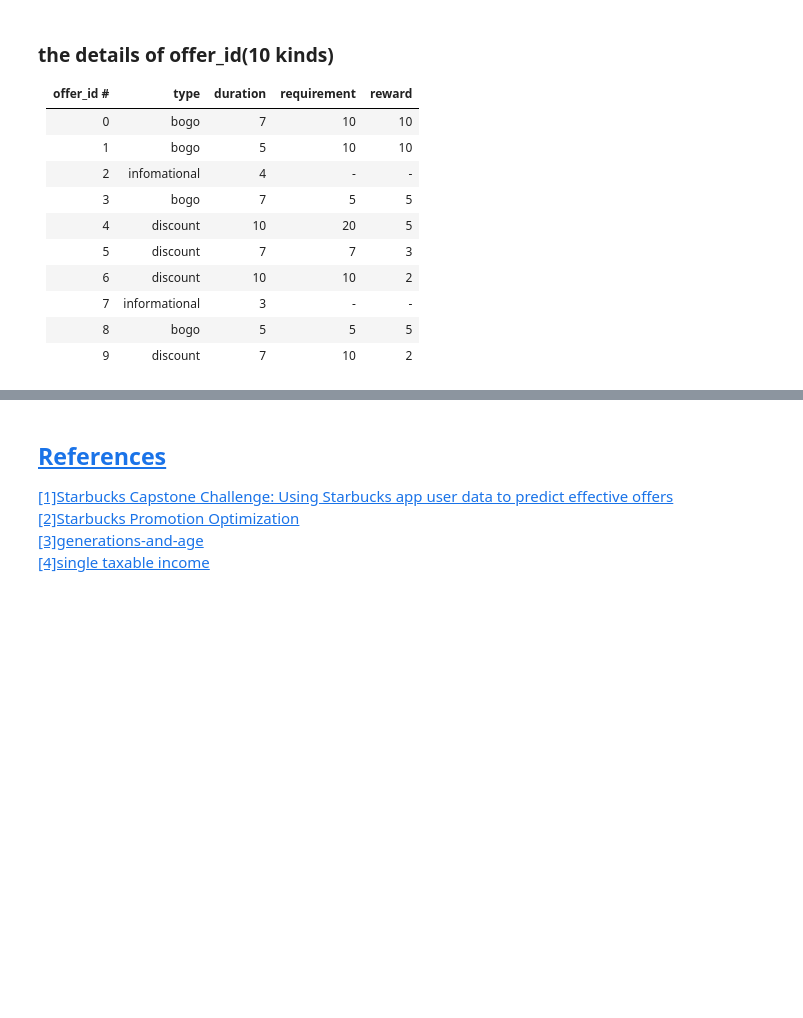
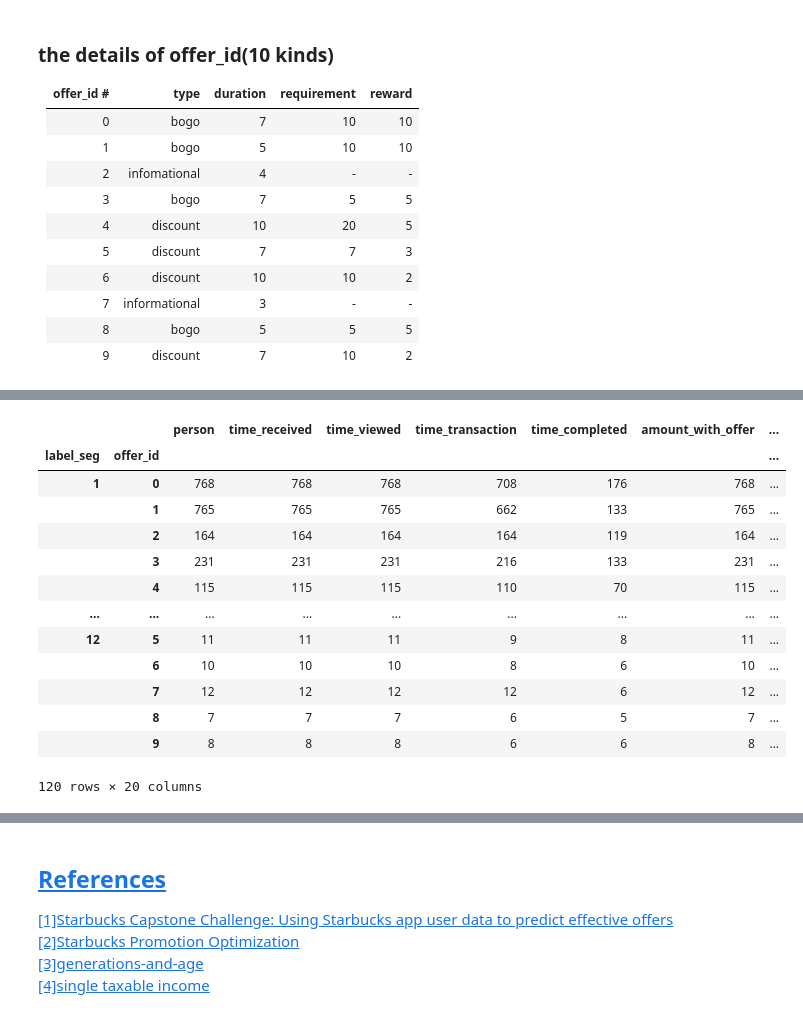
Before and after one commit to DaiDuncan/Udacity_DSND_proj4_StarbucksPromotion, a Jupyter notebook: 2_heuristic_exploration.ipynb, the cells around one changed output, grey strips where cells are left out. Cells and saved outputs as stored; diff of their text form; code cells hidden in the pictures; blank space fills up the shorter version.

```diff
--- a/2_heuristic_exploration.ipynb
+++ b/2_heuristic_exploration.ipynb
@@ -803,0 +868,19 @@ for idx, ax in enumerate(g.axes.flatten()):
+# %%
+def group_treated(list_dfs, name_group, name_seg):
+    '''&labeled
+    '''
+    grouped_segment = []
+    # 12 segment, each segment has 10 offer statistiks
+    offer_stats = [None]*12 #list size: 12*10
+    for idx, df_segment in enumerate(list_dfs):
+        is_viewed_before = (df_segment.label_effective_offer == 1) & (df_segment.time_viewed < df_segment.time_completed)
+        is_viewed_fail = (df_segment.label_effective_offer == 0) & (df_segment.time_viewed >= 0.0)
+
+        is_group = is_viewed_before | is_viewed_fail
+        df_append = df_segment[is_group]
+        df_append[name_group] = 'treated'
+        df_append[name_seg] = idx + 1
+
+        grouped_segment.append(df_append)
+
+    return grouped_segment
@@ -803,0 +929,19 @@ for idx, ax in enumerate(g.axes.flatten()):
+# %%
+is_treated = (summary_dataset.label_group == 'treated')
+sum_treated = summary_dataset[is_treated].groupby(['label_seg', 'offer_id']).count()#.sort_values(['label_seg','offer_id'],ascending=True)
+sum_treated
+# %% [output]
+|  |  | person | time_received | time_viewed | time_transaction | time_completed | amount_with_offer | ... |
+| label_seg | offer_id |  |  |  |  |  |  | ... |
+| 1 | 0 | 768 | 768 | 768 | 708 | 176 | 768 | ... |
+|  | 1 | 765 | 765 | 765 | 662 | 133 | 765 | ... |
+|  | 2 | 164 | 164 | 164 | 164 | 119 | 164 | ... |
+|  | 3 | 231 | 231 | 231 | 216 | 133 | 231 | ... |
+|  | 4 | 115 | 115 | 115 | 110 | 70 | 115 | ... |
+| ... | ... | ... | ... | ... | ... | ... | ... | ... |
+| 12 | 5 | 11 | 11 | 11 | 9 | 8 | 11 | ... |
+|  | 6 | 10 | 10 | 10 | 8 | 6 | 10 | ... |
+|  | 7 | 12 | 12 | 12 | 12 | 6 | 12 | ... |
+|  | 8 | 7 | 7 | 7 | 6 | 5 | 7 | ... |
+|  | 9 | 8 | 8 | 8 | 6 | 6 | 8 | ... |
+120 rows × 20 columns
```
Also changed, not shown: parts of 23 cells of this notebook.
